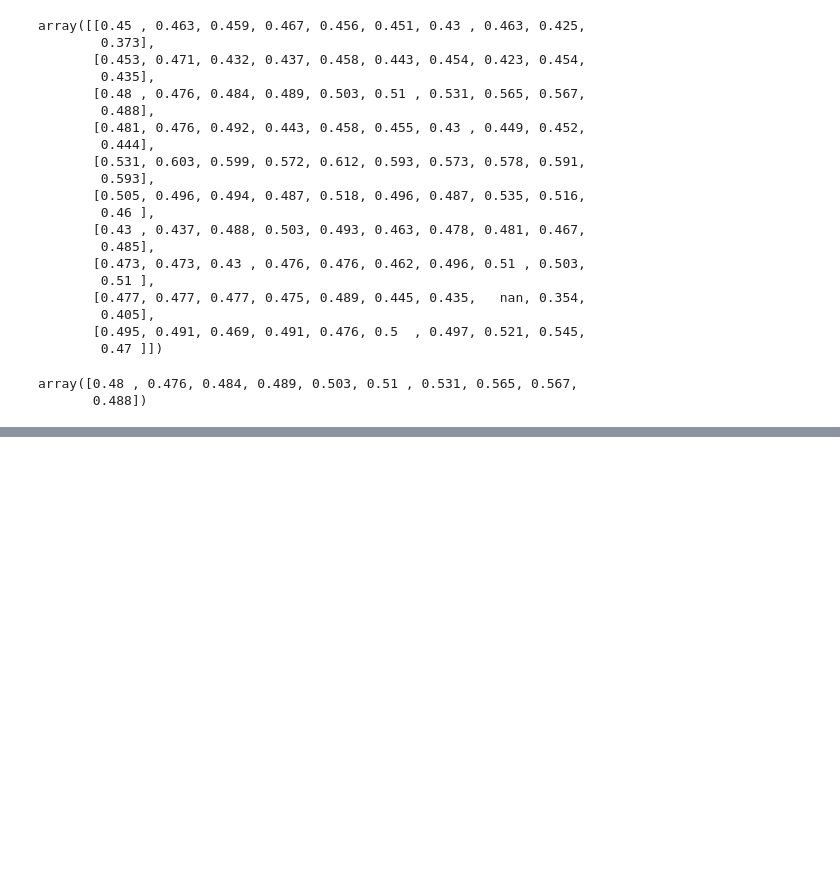
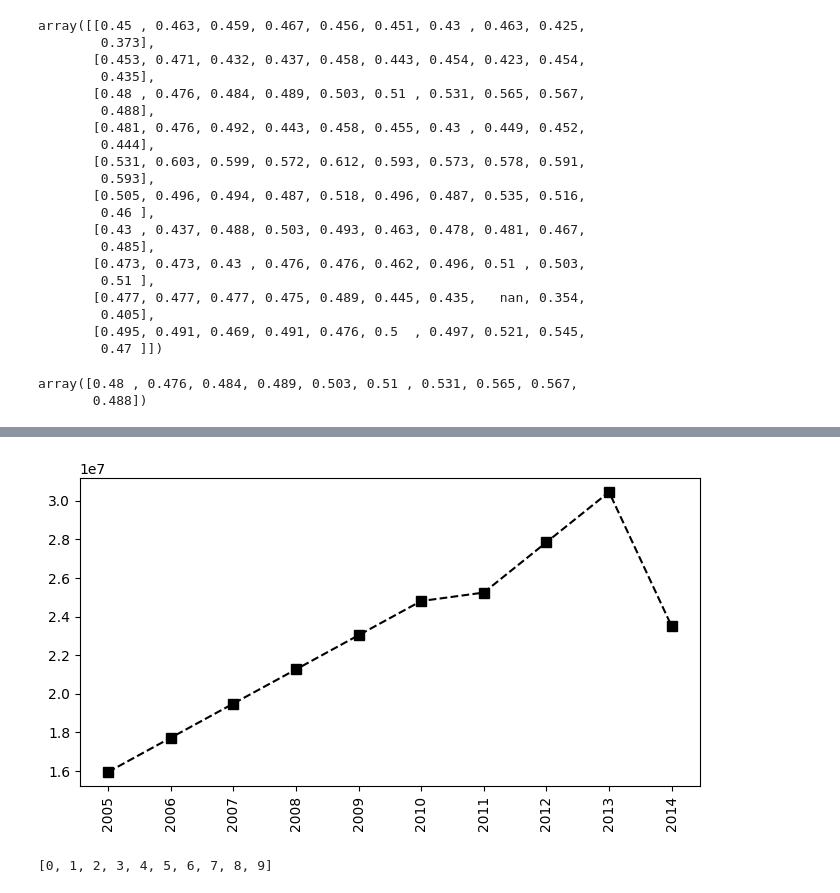
Before and after one commit to supershao1/PythonA-Z, a Jupyter notebook: NBA_2012.ipynb, the cells around one changed output, grey strips where cells are left out. Drawn from its saved outputs; the diff is of its cells as text; code cells hidden in the pictures; blank space fills up the shorter version.

```diff
--- a/NBA_2012.ipynb
+++ b/NBA_2012.ipynb
@@ -298,0 +324,10 @@ array([0.48 , 0.476, 0.484, 0.489, 0.503, 0.51 , 0.531, 0.565, 0.567,
+# %%
+plt.plot(Salary[0],c='Black', ls='--', marker='s',ms=7, label=Players[0])
+plt.xticks(list(range(0,10)), Seasons, rotation='vertical')
+plt.show()
+# %% [output]
+[figure, added]
+# %%
+list(range(0,10))
+# %% [output]
+[0, 1, 2, 3, 4, 5, 6, 7, 8, 9]
```
Also changed, not shown: parts of 5 cells of this notebook.
